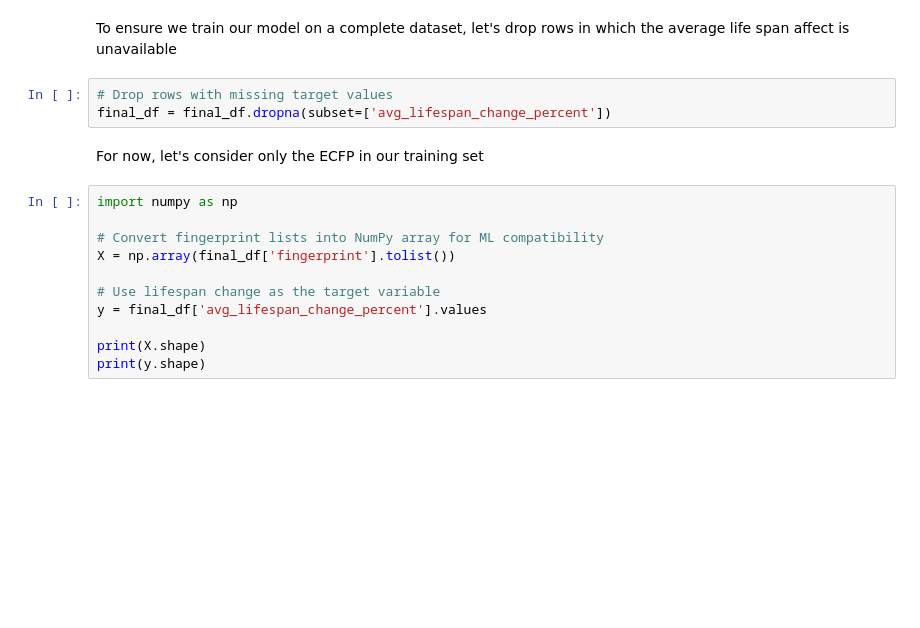
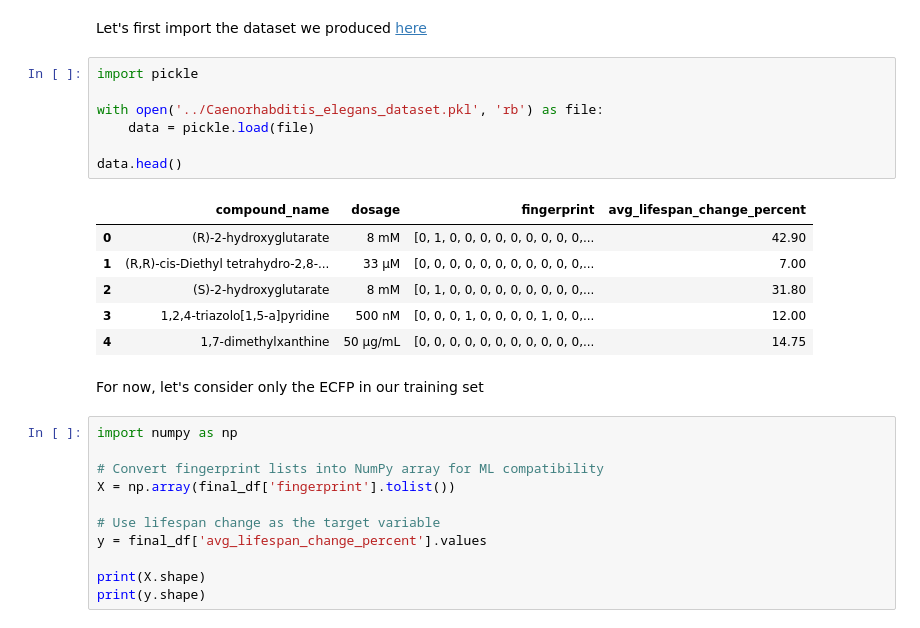
Before and after one commit to yanxue06/ML-Age, a Jupyter notebook: ConformalPrediction/CF.ipynb, the cells around one changed output. Drawn from its saved outputs; the diff is of its cells as text; blank space fills up the shorter version.

Commit message:
produced pickle file with data for caenorhabditis element

```diff
--- a/ConformalPrediction/CF.ipynb
+++ b/ConformalPrediction/CF.ipynb
@@ -138,8 +1,19 @@ Columns in final dataframe: ['id', 'compound_name', 'species', 'strain', 'dosage
-# %% [markdown]
-To ensure we train our model on a complete dataset, let's drop rows in which the average life span affect is unavailable
-# %%
-# Drop rows with missing target values
-final_df = final_df.dropna(subset=['avg_lifespan_change_percent'])
+# %% [markdown]
+Let's first import the dataset we produced [here](../data.ipynb)
+# %%
+import pickle
+
+with open('../Caenorhabditis_elegans_dataset.pkl', 'rb') as file:
+    data = pickle.load(file)
+
+data.head()
+# %% [output]
+|  | compound_name | dosage | fingerprint | avg_lifespan_change_percent |
+| 0 | (R)-2-hydroxyglutarate | 8 mM | [0, 1, 0, 0, 0, 0, 0, 0, 0, 0, 0,... | 42.90 |
+| 1 | (R,R)-cis-Diethyl tetrahydro-2,8-... | 33 µM | [0, 0, 0, 0, 0, 0, 0, 0, 0, 0, 0,... | 7.00 |
+| 2 | (S)-2-hydroxyglutarate | 8 mM | [0, 1, 0, 0, 0, 0, 0, 0, 0, 0, 0,... | 31.80 |
+| 3 | 1,2,4-triazolo[1,5-a]pyridine | 500 nM | [0, 0, 0, 1, 0, 0, 0, 0, 1, 0, 0,... | 12.00 |
+| 4 | 1,7-dimethylxanthine | 50 µg/mL | [0, 0, 0, 0, 0, 0, 0, 0, 0, 0, 0,... | 14.75 |
 # %% [markdown]
 For now, let's consider only the ECFP in our training set
 # %%
```
Also changed, not shown: parts of 9 cells of this notebook, 2 other files.
